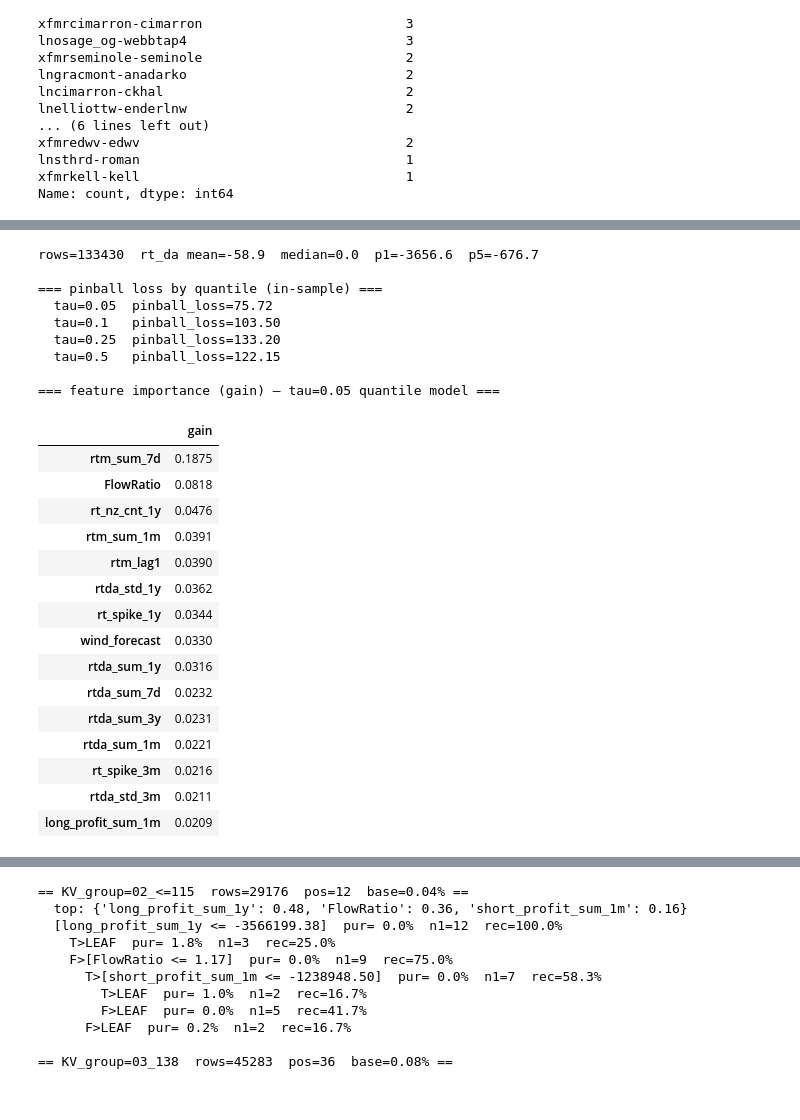
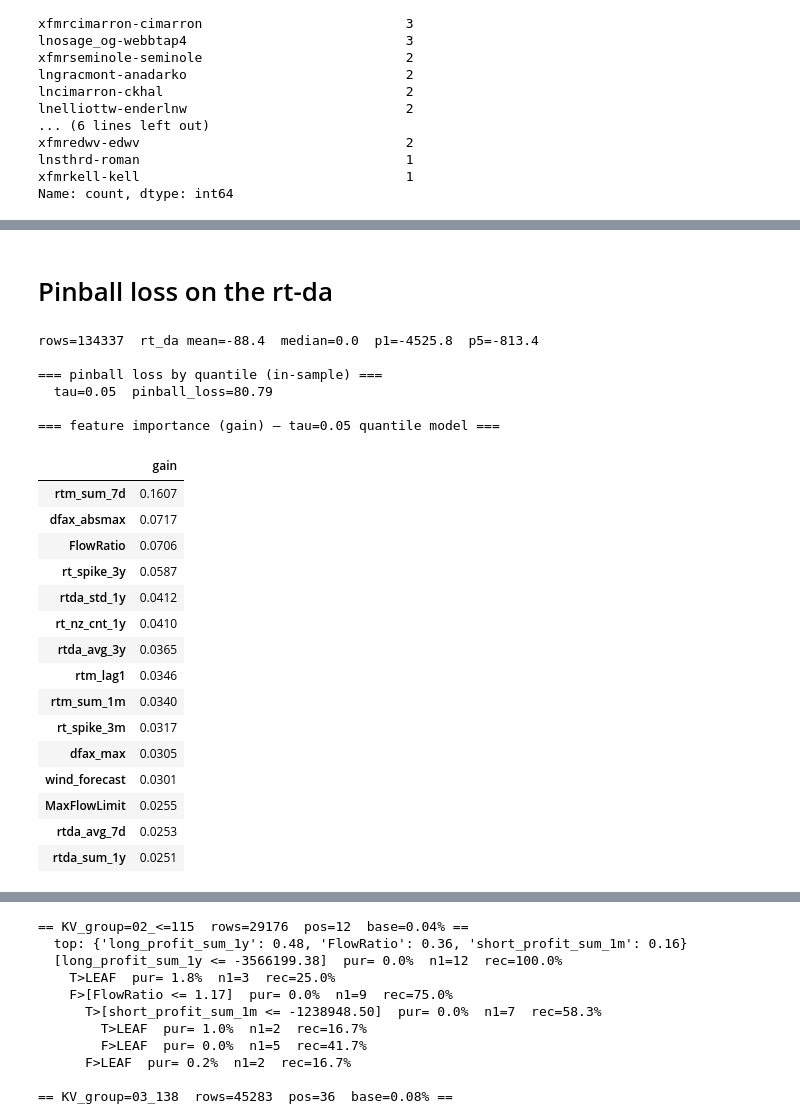
Before and after one commit to qingcheng-rgb/Qingcheng, a Jupyter notebook: QCTest/constraint_family_exposure_risk/SPP_risk_cut_analysis.ipynb, the cells around one changed output, grey strips where cells are left out. Cells and saved outputs as stored; diff of their text form; code cells hidden in the pictures.

```diff
--- a/QCTest/constraint_family_exposure_risk/SPP_risk_cut_analysis.ipynb
+++ b/QCTest/constraint_family_exposure_risk/SPP_risk_cut_analysis.ipynb
@@ -26,0 +86,10 @@ holdout_df: (231724, 80)
+# %%
+import sys; sys.path.append('/var/www/python/Prod/nighthawk/')
+from nighthawk.util.bigquery_functions import download_df_from_bq
+
+merged_all = download_df_from_bq(
+    "SELECT * FROM `movetocloud-999.qctest.SPP_severe_family_merged`"
+)
+print(merged_all.shape)
+merged_all.head()
+merged_all_2021 = merged_all.query('dt >= "2021-06-01" ')
@@ -690,0 +845,28 @@ Verdict: NO (borderline) — 1,788 positives is enough for trees; class_weight h
+# %%
+from sklearn.metrics import (recall_score, precision_score, f1_score, accuracy_score,
+                              roc_auc_score, average_precision_score, confusion_matrix)
+
+# ---------- 4) out-of-sample check on holdout_df ----------
+dh = holdout_df.query('rtm_sum_1m<-200').dropna(subset=['bad_rtda']).copy()
+yh = dh['bad_rtda'].astype(int)
+Xc_h = dh[FEATS + CATS].copy()                            # LightGBM: native categoricals + NaN
+for c in CATS: Xc_h[c] = Xc_h[c].astype('category')
+Xn_h = dh[FEATS + CATS].copy()                             # sklearn: numeric, no NaN
+for c in CATS: Xn_h[c] = Xn_h[c].astype('category').cat.codes
+Xn_h = Xn_h.fillna(Xn.median())                             # fill with TRAIN medians -> no leakage
+
+pos_h, N_h, base_h = int(yh.sum()), len(yh), yh.mean()
+print(f'holdout_df: rows={N_h}  y=1={pos_h} ({base_h*100:.2f}%)')
+
+def eval_model(name, model, X):
+    proba = model.predict_proba(X)[:, 1]
+    pred = model.predict(X)
+    tn, fp, fn, tp = confusion_matrix(yh, pred).ravel()
+    print(f'\n=== {name} on holdout_df ===')
+    print(f'  recall={recall_score(yh, pred):.3f}  precision={precision_score(yh, pred):.3f}  '
+          f'f1={f1_score(yh, pred):.3f}  accuracy={accuracy_score(yh, pred):.3f}')
+    print(f'  roc_auc={roc_auc_score(yh, proba):.3f}  pr_auc={average_precision_score(yh, proba):.3f}')
+    print(f'  confusion: tp={tp} fn={fn} fp={fp} tn={tn}')
+
+eval_model('LightGBM', lgbm, Xc_h)
+eval_model('RandomForest', rf, Xn_h)
@@ -691,3 +885,5 @@ Verdict: NO (borderline) — 1,788 positives is enough for trees; class_weight h
+# %% [markdown]
+# Pinball loss on the rt-da
 # %%
 import numpy as np, pandas as pd, lightgbm as lgb
 from sklearn.metrics import mean_pinball_loss
@@ -702,57 +898,54 @@ print(f'rows={len(d)}  rt_da mean={y.mean():.1f}  median={y.median():.1f}  p1={y
 
 # quantile regression via pinball loss (LightGBM objective='quantile') at several taus,
 # focused on the LEFT tail since that's the side we care about for risk cut
-TAUS = [0.05, 0.1, 0.25, 0.5]
+TAUS = [0.05]
 models, preds, scores = {}, {}, {}
 for tau in TAUS:
     m = lgb.LGBMRegressor(objective='quantile', alpha=tau,
                           n_estimators=400, learning_rate=0.05, num_leaves=31, min_child_samples=50,
                           subsample=0.8, colsample_bytree=0.8, random_state=0, n_jobs=-1, verbose=-1)
     m.fit(X, y, categorical_feature=CATS)
     models[tau] = m
     preds[tau]  = m.predict(X)
     scores[tau] = mean_pinball_loss(y, preds[tau], alpha=tau)
 
 print('\n=== pinball loss by quantile (in-sample) ===')
 for tau in TAUS:
     print(f'  tau={tau:<5} pinball_loss={scores[tau]:.2f}')
 
 # feature importance from the tau=0.05 model (the tail we actually care about)
 imp = pd.Series(models[0.05].booster_.feature_importance('gain'), index=X.columns)
 imp = (imp / imp.sum()).sort_values(ascending=False)
 print('\n=== feature importance (gain) — tau=0.05 quantile model ===')
 display(imp.head(15).round(4).to_frame('gain'))
 
 # coverage check: what fraction of actual rt_da fall below the predicted tau-quantile?
 # should be close to tau if the model is well-calibrated
 print('\n=== calibration: P(rt_da < predicted q_tau) vs tau ===')
 for tau in TAUS:
     cov = (y.values < preds[tau]).mean()
     print(f'  tau={tau:<5} target={tau:.2f}  actual_coverage={cov:.3f}')
 # %% [output]
-rows=133430  rt_da mean=-58.9  median=0.0  p1=-3656.6  p5=-676.7
+rows=134337  rt_da mean=-88.4  median=0.0  p1=-4525.8  p5=-813.4
 
 === pinball loss by quantile (in-sample) ===
-  tau=0.05  pinball_loss=75.72
-  tau=0.1   pinball_loss=103.50
-  tau=0.25  pinball_loss=133.20
-  tau=0.5   pinball_loss=122.15
+  tau=0.05  pinball_loss=80.79
 
 === feature importance (gain) — tau=0.05 quantile model ===
 |  | gain |
-| rtm_sum_7d | 0.1875 |
-| FlowRatio | 0.0818 |
-| rt_nz_cnt_1y | 0.0476 |
-| rtm_sum_1m | 0.0391 |
-| rtm_lag1 | 0.0390 |
-| rtda_std_1y | 0.0362 |
-| rt_spike_1y | 0.0344 |
-| wind_forecast | 0.0330 |
-| rtda_sum_1y | 0.0316 |
-| rtda_sum_7d | 0.0232 |
-| rtda_sum_3y | 0.0231 |
-| rtda_sum_1m | 0.0221 |
-| rt_spike_3m | 0.0216 |
-| rtda_std_3m | 0.0211 |
-| long_profit_sum_1m | 0.0209 |
+| rtm_sum_7d | 0.1607 |
+| dfax_absmax | 0.0717 |
+| FlowRatio | 0.0706 |
+| rt_spike_3y | 0.0587 |
+| rtda_std_1y | 0.0412 |
+| rt_nz_cnt_1y | 0.0410 |
+| rtda_avg_3y | 0.0365 |
+| rtm_lag1 | 0.0346 |
+| rtm_sum_1m | 0.0340 |
+| rt_spike_3m | 0.0317 |
+| dfax_max | 0.0305 |
+| wind_forecast | 0.0301 |
+| MaxFlowLimit | 0.0255 |
+| rtda_avg_7d | 0.0253 |
+| rtda_sum_1y | 0.0251 |
 === calibration: P(rt_da < predicted q_tau) vs tau ===
```
Also changed, not shown: parts of 68 cells of this notebook, 6 other files.
